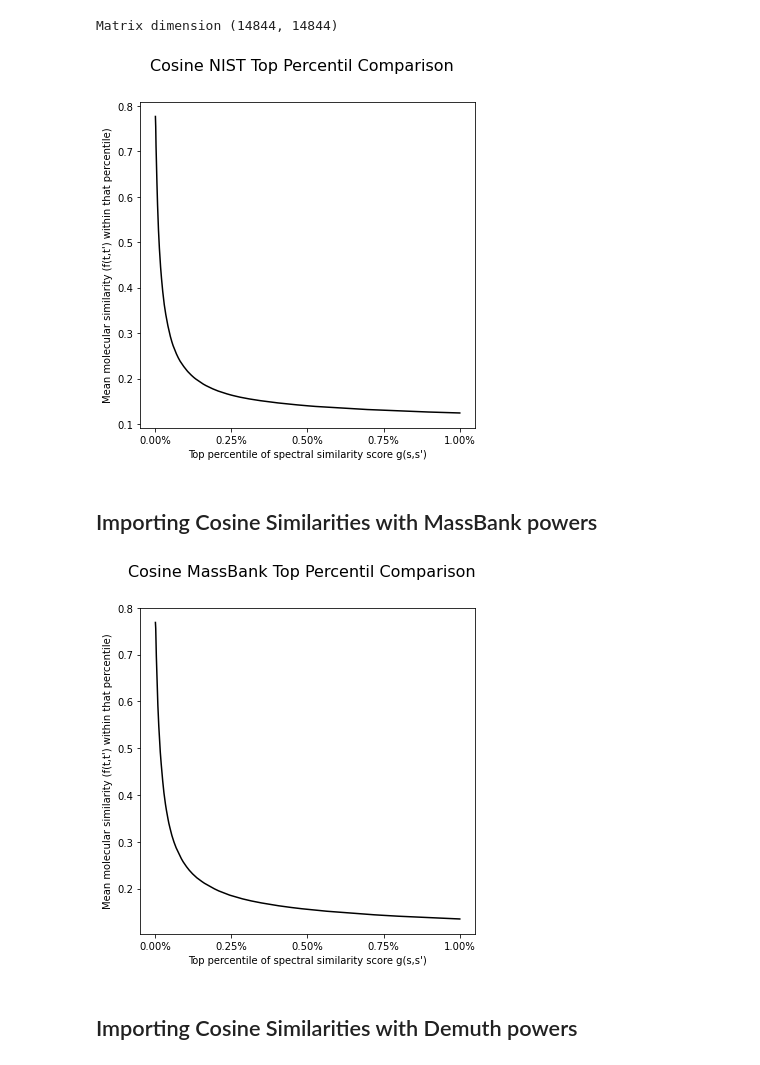
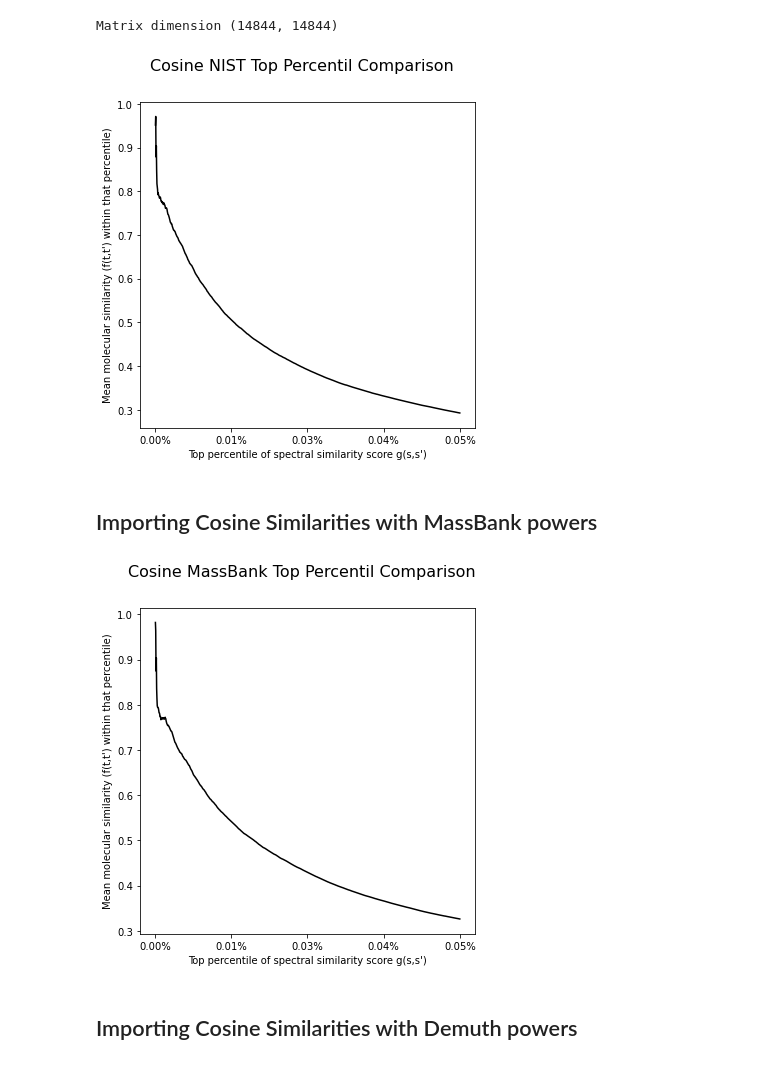
Before and after one commit to efrain2010/spec2vec_gcms_data_analysis, a Jupyter notebook: notebooks_lower_filtering/Compare the different scores-filter05 spec2vec size1200.ipynb, the cells around one changed output. Cells and saved outputs as stored; diff of their text form; code cells hidden in the pictures.

```diff
--- a/notebooks_lower_filtering/Compare the different scores-filter05 spec2vec size1200.ipynb
+++ b/notebooks_lower_filtering/Compare the different scores-filter05 spec2vec size1200.ipynb
@@ -16 +15,5 @@ path = os.path.join(os.path.dirname(os.getcwd()), "data")
 sys.path.insert(0, ROOT)
+# %%
+from custom_functions.spectra_functions import get_data_folder_path
+
+path = get_data_folder_path()
@@ -38,11 +43,11 @@ Matrix dimension (14844, 14844)
 # %%
 from custom_functions.plotting_functions import plot_precentile
 
-show_top_percentile = 1
+show_top_percentile = 0.05
 
 percentile_cosine_nist = plot_precentile(matrix_similarities_tanimoto, matrix_similarities_nist, show_top_percentile=show_top_percentile, title="Cosine NIST Top Percentil Comparison", ignore_diagonal=True)
 # %% [output]
-[figure, old version]
+[figure, new version]
 # %% [markdown]
 ## Importing Cosine Similarities with MassBank powers
 # %%
@@ -54,7 +59,7 @@ matrix_matches_massbank = np.load(filename)
 # %%
 percentile_cosine_massbank = plot_precentile(matrix_similarities_tanimoto, matrix_similarities_massbank, show_top_percentile=show_top_percentile, title="Cosine MassBank Top Percentil Comparison", ignore_diagonal=True)
 # %% [output]
-[figure, old version]
+[figure, new version]
 # %% [markdown]
 ## Importing Cosine Similarities with Demuth powers
 # %%
```
Also changed, not shown: parts of 5 cells of this notebook, 26 other files.
